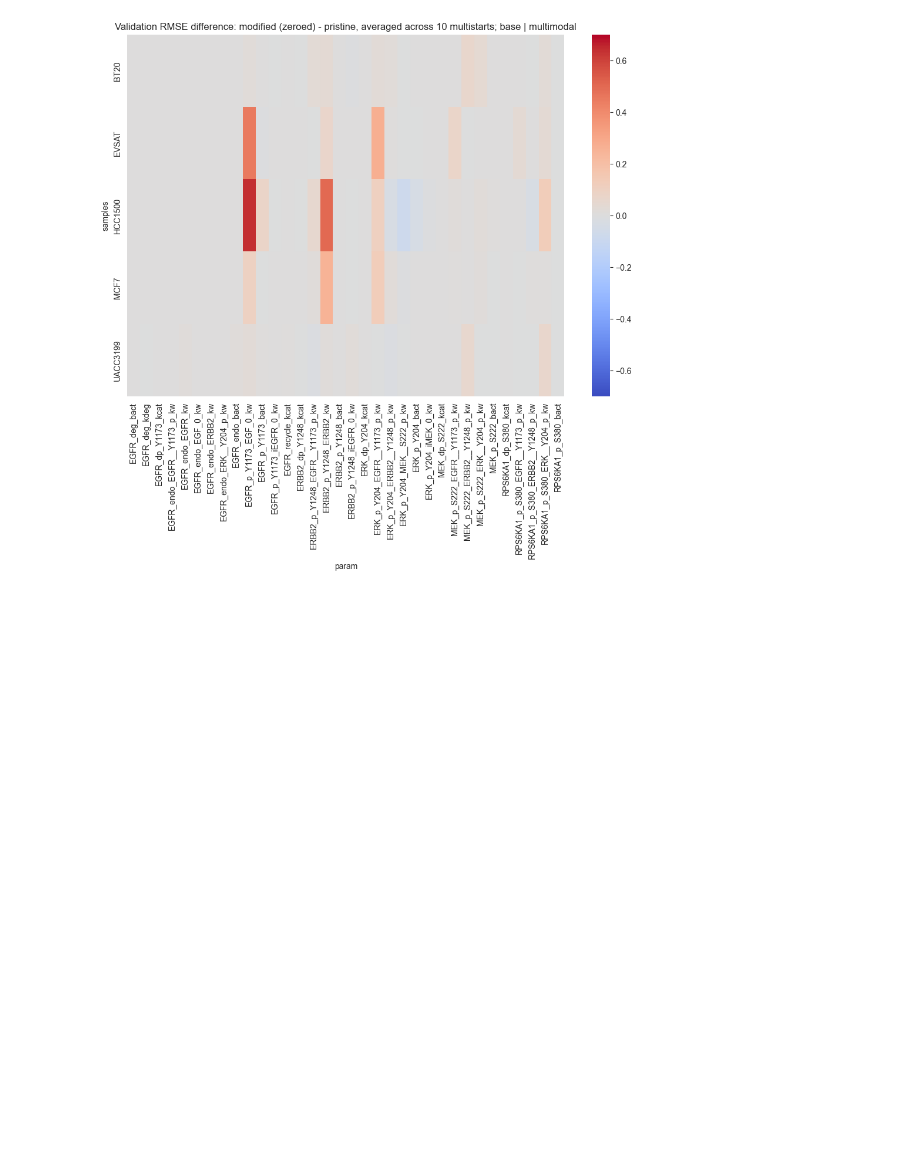
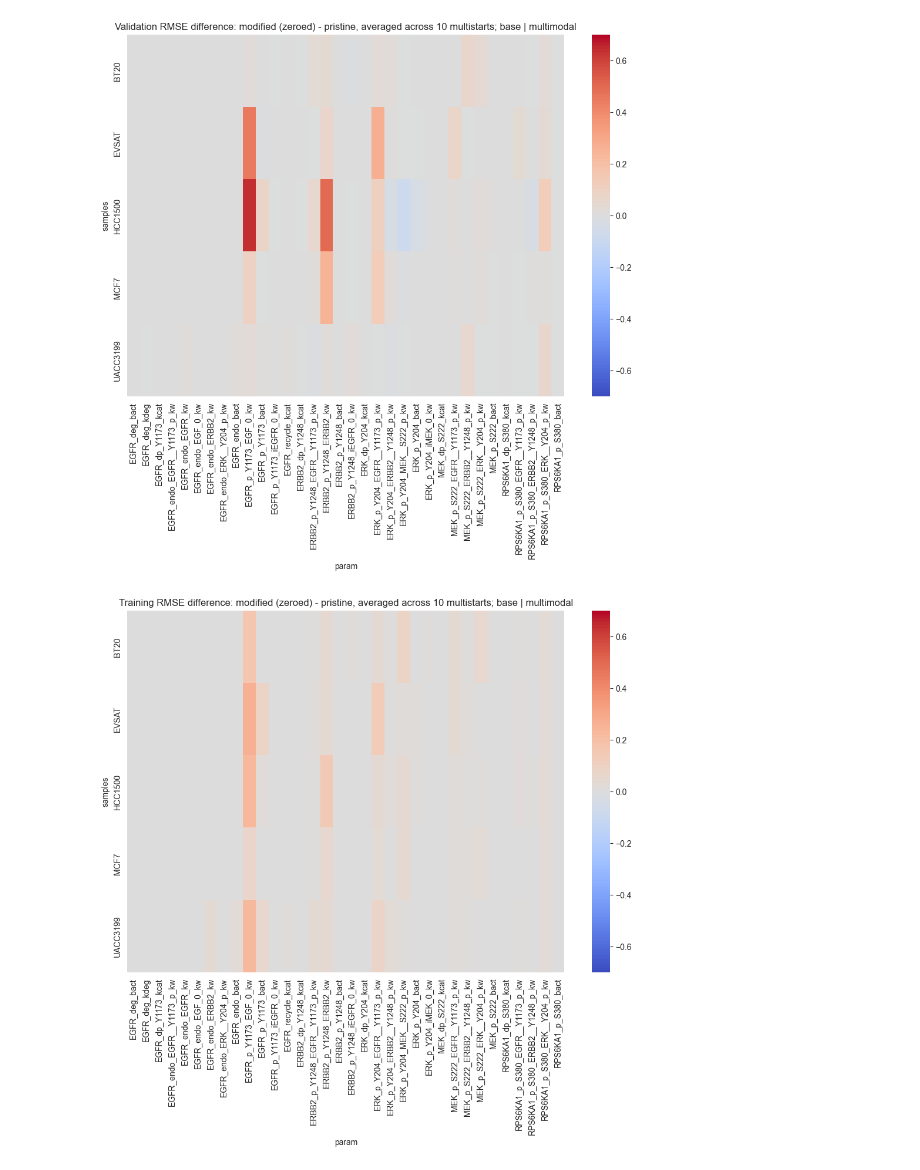
Before and after one commit to frohlich-lab/DeepMechanisticModels, a Jupyter notebook: sensitivity_analysis.ipynb, the cells around one changed output. Saved outputs shown, nothing was run; the diff lists cells and outputs as text; code cells hidden in the pictures; blank space fills up the shorter version.

Commit message:
Add draft sensitivity analysis

```diff
--- a/sensitivity_analysis.ipynb
+++ b/sensitivity_analysis.ipynb
@@ -149,6 +142,9 @@ results.to_csv("sensitivity_analysis_multimodal_base.csv", index=False)
 # %%
-results_df = pd.read_csv("sensitivity_analysis_multimodal_base.csv")
-val_results = results_df[results_df.dataset == "val"]
+results_df = pd.read_csv("sensitivity_analysis_cytof_init_multimodal_base.csv")
+# Look at multimodal, validation
+val_results = results_df[
+    (results_df.dataset == "val") & (results_df.context == "multimodal")
+]
 
 val_results = pd.pivot_table(
     val_results,
@@ -178,3 +174,23 @@ plt.title("Validation RMSE difference: modified (zeroed) - pristine, averaged ac
 plt.savefig("sensitivity_analysis_multimodal_base.png")
 # %% [output]
 [figure]
+# %%
+# Look at multimodal, validation
+train_results = results_df[
+    (results_df.dataset == "train") & (results_df.context == "multimodal")
+]
+
+train_results = pd.pivot_table(
+    train_results,
+    values="rmse_diff",
+    columns="param",
+    index="samples",
+    aggfunc="mean"
+)
+
+plt.figure(figsize=(12, 8))
+sns.heatmap(train_results, cmap="coolwarm", vmin=-0.7, vmax=0.7, xticklabels=train_results.columns)
+plt.title("Training RMSE difference: modified (zeroed) - pristine, averaged across 10 multistarts; base | multimodal");
+plt.savefig("sensitivity_analysis_multimodal_base_train.png")
+# %% [output]
+[figure, added]
```
Also changed, not shown: parts of 19 cells of this notebook.
